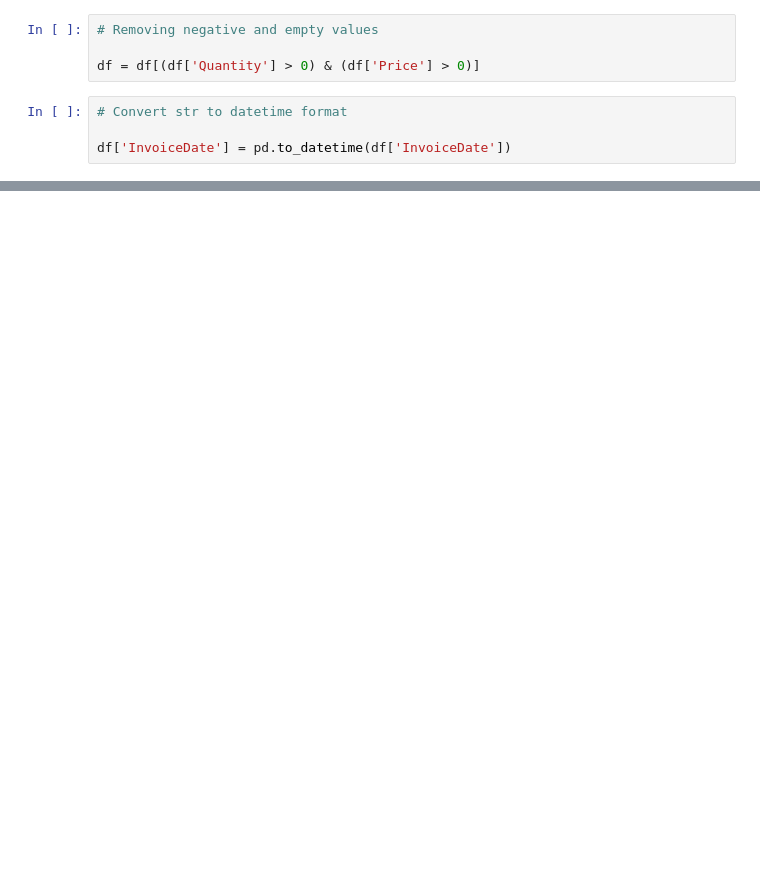
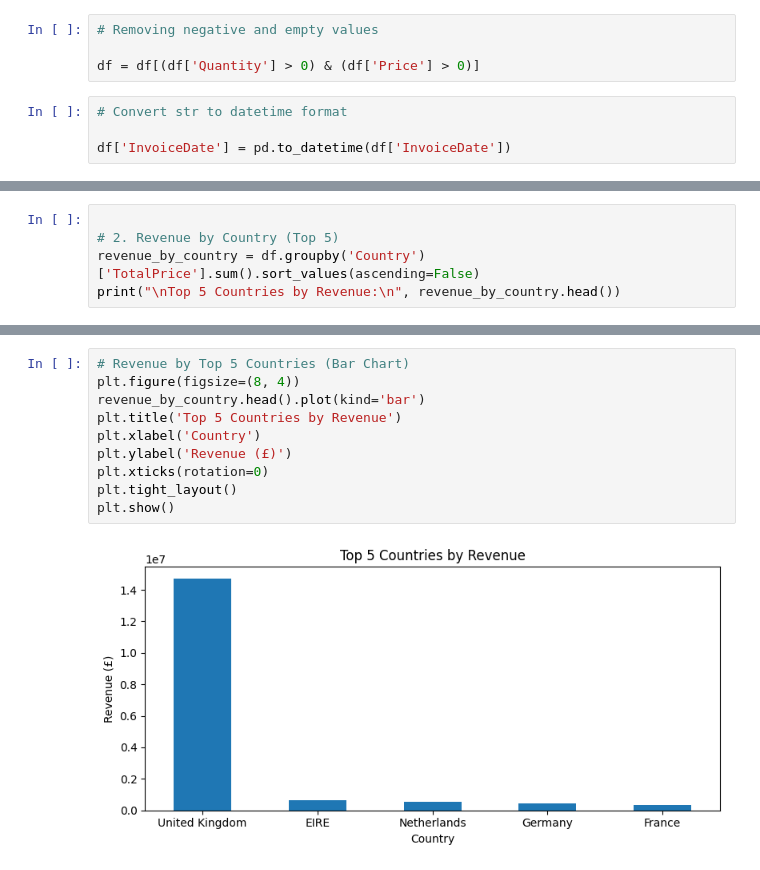
Before and after one commit to aaishakazi/E-Commerce-Data-Analysis, a Jupyter notebook: ECCode.ipynb, the cells around one changed output, grey strips where cells are left out. Saved outputs shown, nothing was run; the diff lists cells and outputs as text; blank space fills up the shorter version.

```diff
--- a/ECCode.ipynb
+++ b/ECCode.ipynb
@@ -46,0 +69,5 @@ df.shape
+# %%
+
+# 2. Revenue by Country (Top 5)
+revenue_by_country = df.groupby('Country')['TotalPrice'].sum().sort_values(ascending=False)
+print("\nTop 5 Countries by Revenue:\n", revenue_by_country.head())
@@ -46,0 +125,12 @@ df.shape
+# %%
+# Revenue by Top 5 Countries (Bar Chart)
+plt.figure(figsize=(8, 4))
+revenue_by_country.head().plot(kind='bar')
+plt.title('Top 5 Countries by Revenue')
+plt.xlabel('Country')
+plt.ylabel('Revenue (£)')
+plt.xticks(rotation=0)
+plt.tight_layout()
+plt.show()
+# %% [output]
+[figure, added]
```
Also changed, not shown: parts of 10 cells of this notebook.
